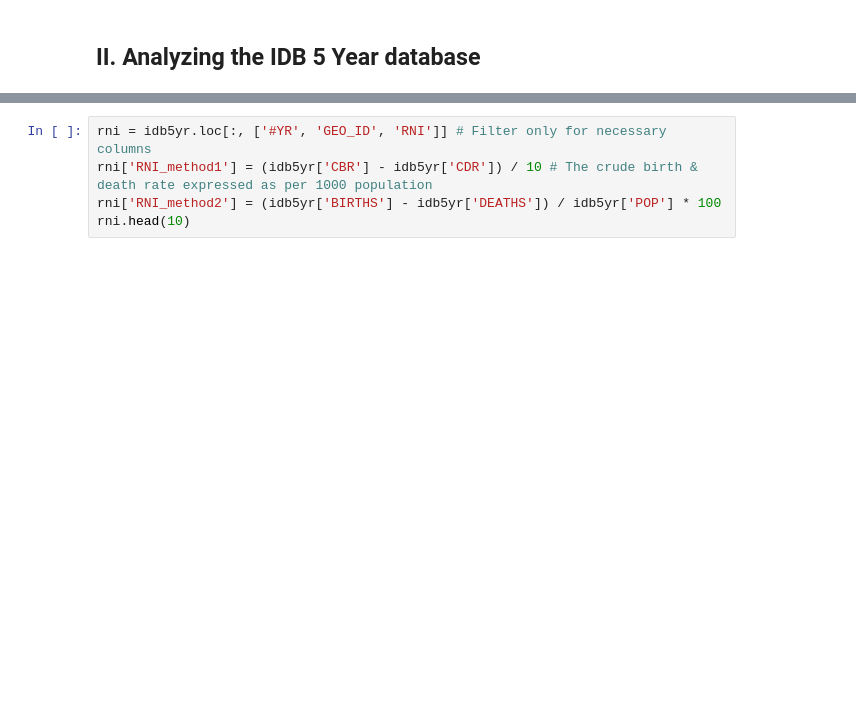
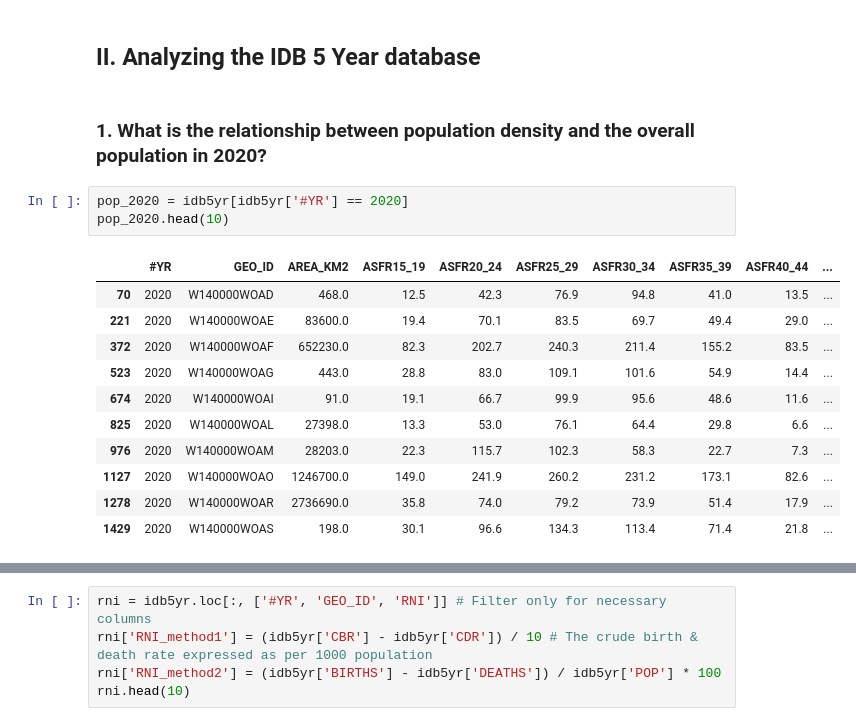
Before and after one commit to thaianle/international-database, a Jupyter notebook: idb5yr-python.ipynb, the cells around one changed output, grey strips where cells are left out. Drawn from its saved outputs; the diff is of its cells as text; blank space fills up the shorter version.

```diff
--- a/idb5yr-python.ipynb
+++ b/idb5yr-python.ipynb
@@ -119,3 +119,20 @@ idb5yr.describe()
 | max | 2100.000000 | 1.637774e+07 | 313.900000 | 429.600000 | 363.200000 | 345.400000 | 282.900000 | 201.000000 | 105.800000 | ... |
 # %% [markdown]
 ## II. Analyzing the IDB 5 Year database
+# %% [markdown]
+### 1. What is the relationship between population density and the overall population in 2020?
+# %%
+pop_2020 = idb5yr[idb5yr['#YR'] == 2020]
+pop_2020.head(10)
+# %% [output]
+|  | #YR | GEO_ID | AREA_KM2 | ASFR15_19 | ASFR20_24 | ASFR25_29 | ASFR30_34 | ASFR35_39 | ASFR40_44 | ... |
+| 70 | 2020 | W140000WOAD | 468.0 | 12.5 | 42.3 | 76.9 | 94.8 | 41.0 | 13.5 | ... |
+| 221 | 2020 | W140000WOAE | 83600.0 | 19.4 | 70.1 | 83.5 | 69.7 | 49.4 | 29.0 | ... |
+| 372 | 2020 | W140000WOAF | 652230.0 | 82.3 | 202.7 | 240.3 | 211.4 | 155.2 | 83.5 | ... |
+| 523 | 2020 | W140000WOAG | 443.0 | 28.8 | 83.0 | 109.1 | 101.6 | 54.9 | 14.4 | ... |
+| 674 | 2020 | W140000WOAI | 91.0 | 19.1 | 66.7 | 99.9 | 95.6 | 48.6 | 11.6 | ... |
+| 825 | 2020 | W140000WOAL | 27398.0 | 13.3 | 53.0 | 76.1 | 64.4 | 29.8 | 6.6 | ... |
+| 976 | 2020 | W140000WOAM | 28203.0 | 22.3 | 115.7 | 102.3 | 58.3 | 22.7 | 7.3 | ... |
+| 1127 | 2020 | W140000WOAO | 1246700.0 | 149.0 | 241.9 | 260.2 | 231.2 | 173.1 | 82.6 | ... |
+| 1278 | 2020 | W140000WOAR | 2736690.0 | 35.8 | 74.0 | 79.2 | 73.9 | 51.4 | 17.9 | ... |
+| 1429 | 2020 | W140000WOAS | 198.0 | 30.1 | 96.6 | 134.3 | 113.4 | 71.4 | 21.8 | ... |
```
Also changed, not shown: parts of 13 cells of this notebook.
